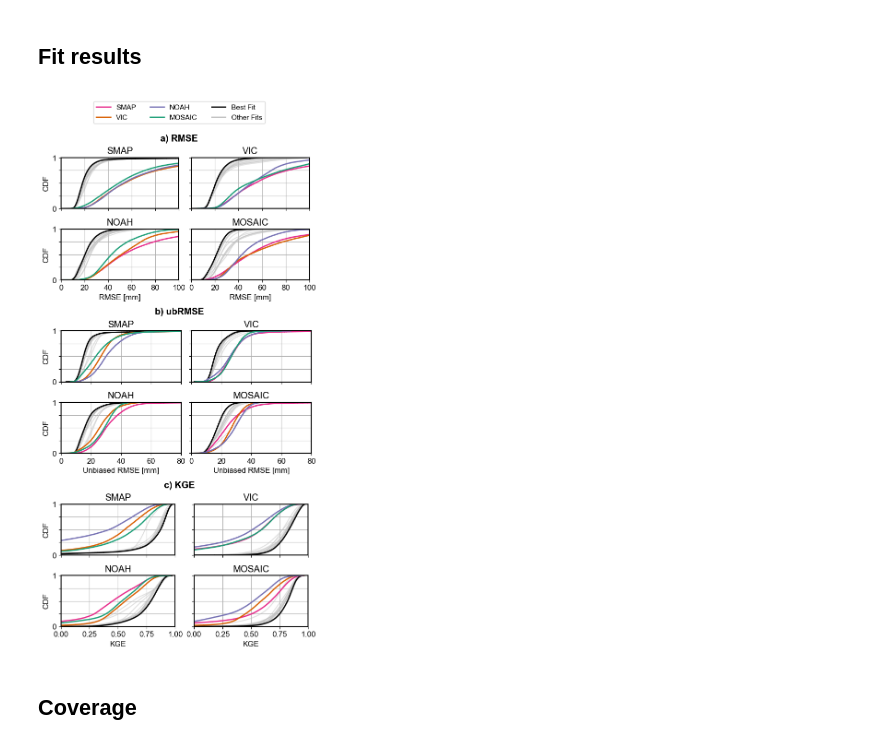
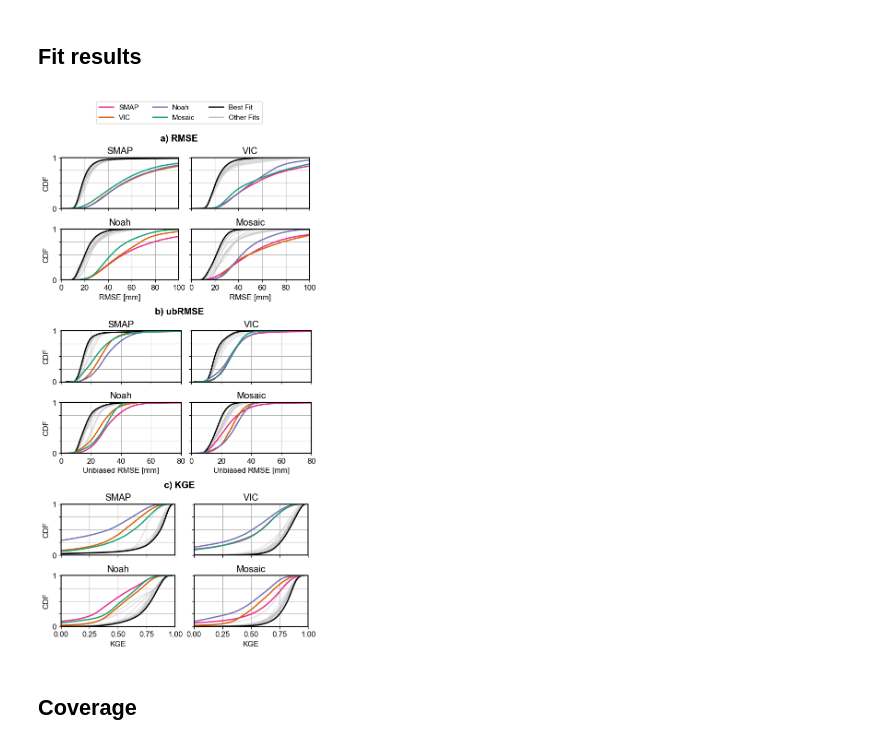
Before and after one commit to david0811/lafferty-etal-2024-tbd, a Jupyter notebook: scripts/02b_calibration_plots.ipynb, the cells around one changed output. Saved outputs shown, nothing was run; the diff lists cells and outputs as text; code cells hidden in the pictures.

Commit message:
final figures

```diff
--- a/scripts/02b_calibration_plots.ipynb
+++ b/scripts/02b_calibration_plots.ipynb
@@ -190,7 +190,7 @@ save_dir = 'best_only'
 
 delayed = []
 
-for obs_name in ['SMAP', 'VIC', 'NOAH', 'MOSAIC']:
+for obs_name in obs_names:
     # Get mask
     ds_obs = xr.open_dataset(f'{project_data_path}/WBM/calibration/{subset_name}/{obs_name}/{obs_name}_validation.nc')
     mask = ~ds_obs['soilMoist'].isnull().any(dim='time')
@@ -626,7 +626,7 @@ minmaxs = {"rmse":"min",
 
 def plot_hist_stat_all(subset_name, stat_name, hindcast_dir, save_name, legend_loc, xlabel, xlims, show_other_obs, axs):
 
-    for ido, obs_name in enumerate(['SMAP', 'VIC', 'NOAH', 'MOSAIC']):
+    for ido, obs_name in enumerate(obs_names):
         ds_stat = xr.open_dataset(f"{project_data_path}/WBM/calibration/{subset_name}/{obs_name}/hindcasts/{hindcast_dir}/stats/{stat_name}_{save_name}.nc")
         ax = axs[ido]
         # Loop through all sims
@@ -645,7 +645,7 @@ def plot_hist_stat_all(subset_name, stat_name, hindcast_dir, save_name, legend_l
 
         # Other obs
         if show_other_obs:
-            for other_obs_name in ['SMAP', 'VIC', 'NOAH', 'MOSAIC']:
+            for other_obs_name in obs_names:
                 if other_obs_name != obs_name:
                     ds_stat = xr.open_dataset(f"{project_data_path}/WBM/calibration/{subset_name}/{obs_name}/hindcasts/other_obs/{stat_name}_{other_obs_name}.nc")
                     data = ds_stat[stat_name].to_numpy().flatten()
@@ -663,7 +663,7 @@ def plot_hist_stat_all(subset_name, stat_name, hindcast_dir, save_name, legend_l
         if legend_loc:
             ax.legend(loc=legend_loc)
         ax.grid()
-        ax.set_title(obs_name)
+        ax.set_title(obs_names_plot[obs_name])
 # %%
 subset_name = 'eCONUS'
 save_name = "best_only"
@@ -682,7 +682,7 @@ custom_lines = [Line2D([0], [0], color=obs_colors['SMAP'], lw=lw),
                 Line2D([0], [0], color=obs_colors['MOSAIC'], lw=lw),
                 Line2D([0], [0], color='black', lw=lw),
                 Line2D([0], [0], color='silver', lw=lw)]
-axsLegend.legend(custom_lines, ['SMAP', 'VIC', 'NOAH', 'MOSAIC', 'Best Fit', 'Other Fits'],
+axsLegend.legend(custom_lines, ['SMAP', 'VIC', 'Noah', 'Mosaic', 'Best Fit', 'Other Fits'],
                 ncols=3, fontsize=11, loc='center')
 axsLegend.axis('off')
 
@@ -721,34 +721,34 @@ legend_loc = False
 
 plot_hist_stat_all(subset_name=subset_name,
                    stat_name=stat_name,
                    hindcast_dir=hindcast_dir,
                    save_name=save_name,
                    legend_loc=legend_loc,
                    xlabel=xlabel,
                    xlims=[0,80],
                    show_other_obs=True,
                    axs=axsMiddle.flatten())
 
 ##############
 # KGE
 ##############
 stat_name = "kge"
 xlabel = "KGE"
 legend_loc = False
 
 plot_hist_stat_all(subset_name=subset_name,
                    stat_name=stat_name,
                    hindcast_dir=hindcast_dir,
                    save_name=save_name,
                    legend_loc=legend_loc,
                    xlabel=xlabel,
                    xlims=[0,1],
                    show_other_obs=True,
                    axs=axsBottom.flatten())
 
 plt.savefig('../figs/main/fig4_calibration_ecdfs.pdf', bbox_inches = 'tight')
 # %% [output]
-[figure, old version]
+[figure, new version]
 # %% [markdown]
 ## Coverage
 # %%
```
Also changed, not shown: parts of 7 cells of this notebook, 4 other files.
